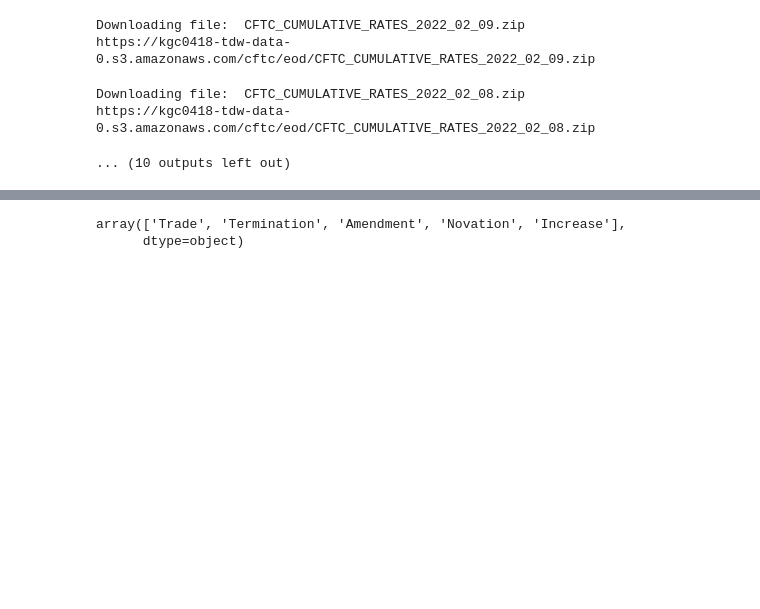
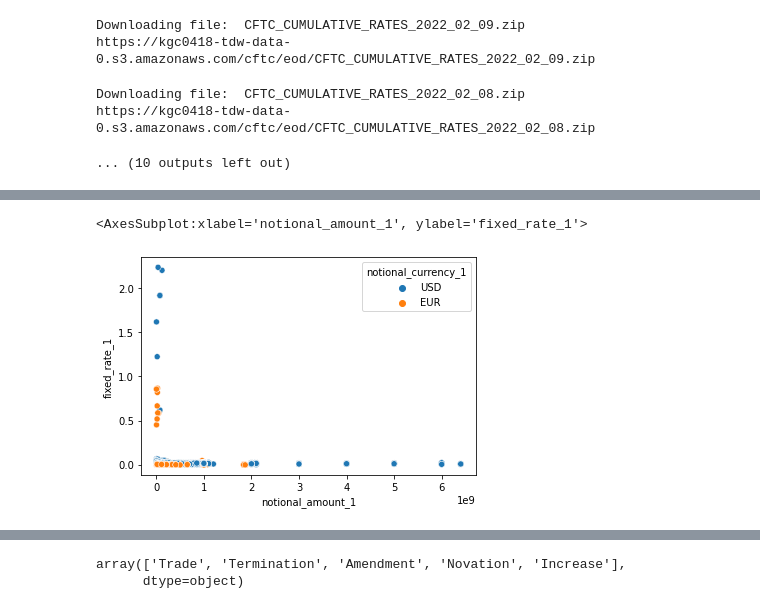
Before and after one commit to drastorguev/nqis_simple_app, a Jupyter notebook: Notebooks/EDA-2.ipynb, the cells around one changed output, grey strips where cells are left out. Saved outputs shown, nothing was run; the diff lists cells and outputs as text; code cells hidden in the pictures; blank space fills up the shorter version.

```diff
--- a/Notebooks/EDA.ipynb
+++ b/Notebooks/EDA-2.ipynb
@@ -118,0 +242,5 @@ raw_df_master
+# %%
+sns.scatterplot(x="notional_amount_1", y="fixed_rate_1", data=df_fixed_float_clean, hue="notional_currency_1")
+# %% [output]
+<AxesSubplot:xlabel='notional_amount_1', ylabel='fixed_rate_1'>
+[figure, added]
```
Also changed, not shown: parts of 16 cells of this notebook, 3 other files.
